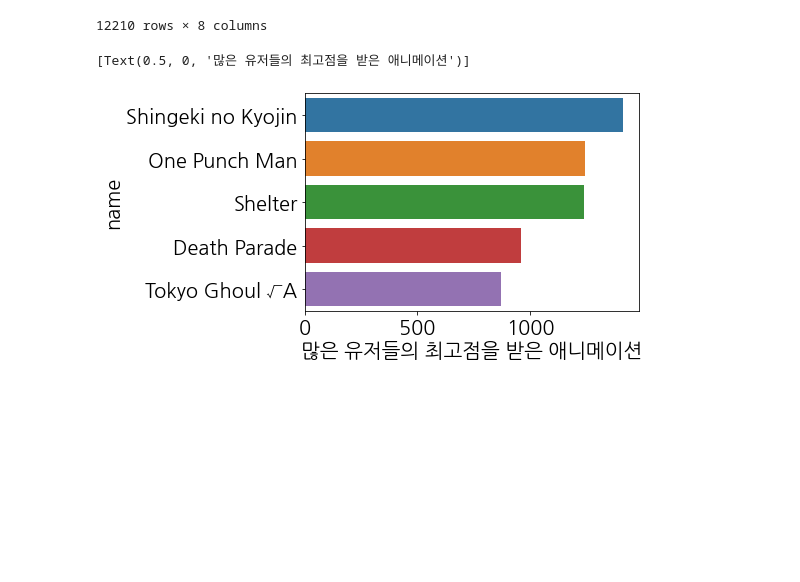
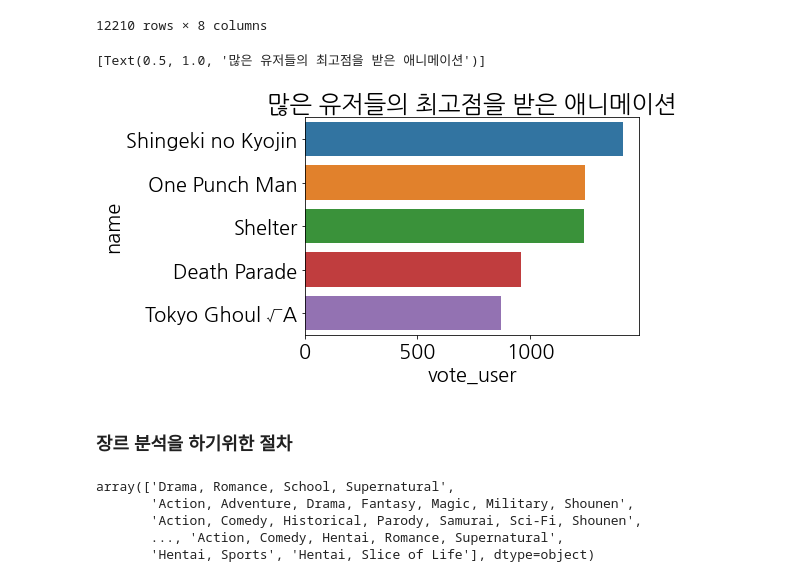
Before and after one commit to sanha9999/EDA_project, a Jupyter notebook: Anime_recommendations/Anime predict.ipynb, the cells around one changed output. Cells and saved outputs as stored; diff of their text form; code cells hidden in the pictures; blank space fills up the shorter version.

Commit message:
add each genre plot

```diff
--- a/Anime_recommendations/Anime predict.ipynb
+++ b/Anime_recommendations/Anime predict.ipynb
@@ -239,8 +239,18 @@ See the caveats in the documentation: https://pandas.pydata.org/pandas-docs/stab
 # %%
 fig = sns.barplot(data=df_anime.sort_values("vote_user", ascending=False)[:5], x="vote_user", y="name")
 plt.rcParams['font.family'] = 'NanumGothic'
 plt.rcParams['font.size'] = 20
-fig.set(xlabel="많은 유저들의 최고점을 받은 애니메이션")
+fig.set(title="많은 유저들의 최고점을 받은 애니메이션")
 # %% [output]
-[Text(0.5, 0, '많은 유저들의 최고점을 받은 애니메이션')]
+[Text(0.5, 1.0, '많은 유저들의 최고점을 받은 애니메이션')]
-[figure, old version]
+[figure, new version]
+# %% [markdown]
+### 장르 분석을 하기위한 절차
+# %%
+df_anime["genre"].unique()
+# %% [output]
+array(['Drama, Romance, School, Supernatural',
+       'Action, Adventure, Drama, Fantasy, Magic, Military, Shounen',
+       'Action, Comedy, Historical, Parody, Samurai, Sci-Fi, Shounen',
+       ..., 'Action, Comedy, Hentai, Romance, Supernatural',
+       'Hentai, Sports', 'Hentai, Slice of Life'], dtype=object)
```
Also changed, not shown: parts of 6 cells of this notebook.
